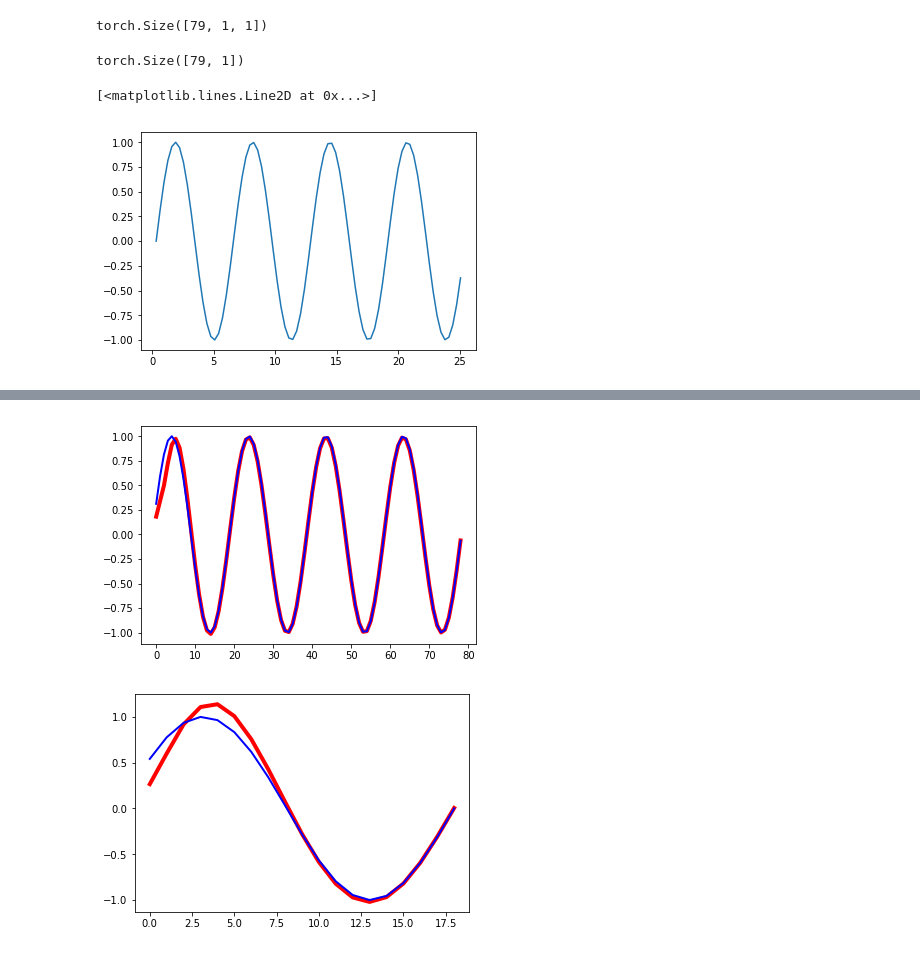
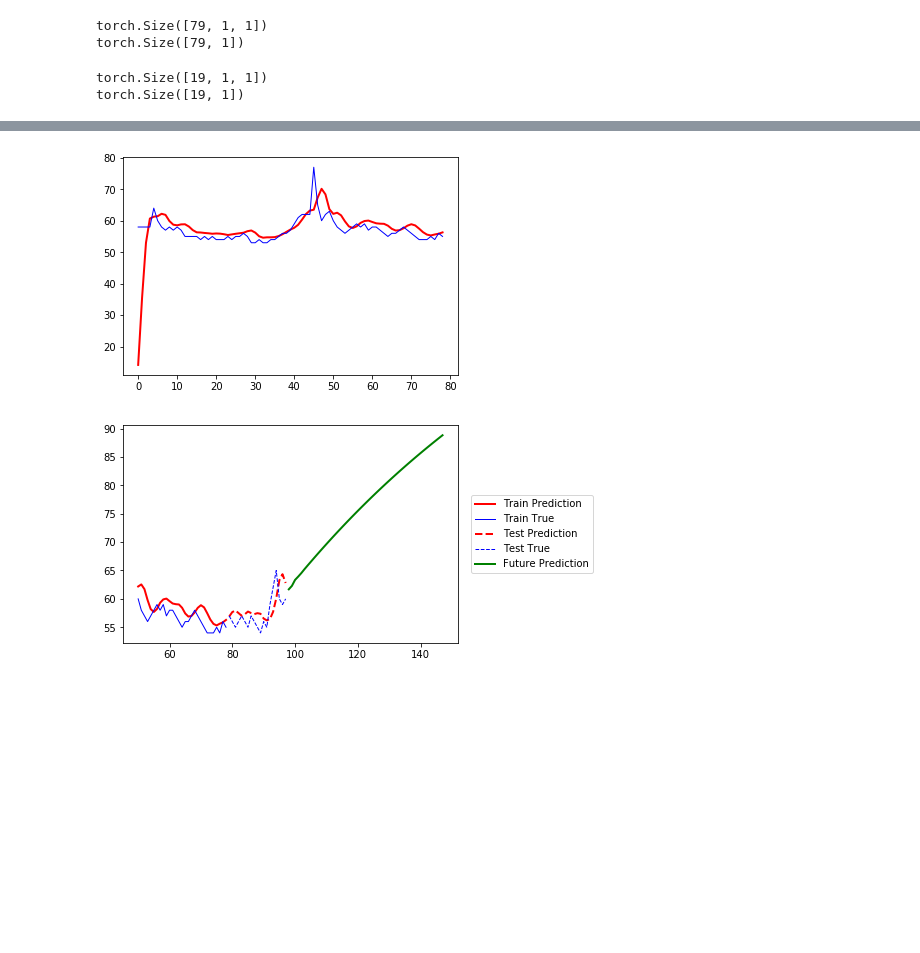
Before and after one commit to a-laughlin/3308proj, a Jupyter notebook: machine_learning/forge/Recurrent_Neural_Network.ipynb, the cells around one changed output, grey strips where cells are left out. Drawn from its saved outputs; the diff is of its cells as text; code cells hidden in the pictures; blank space fills up the shorter version.

```diff
--- a/machine_learning/forge/Recurrent_Neural_Network.ipynb
+++ b/machine_learning/forge/Recurrent_Neural_Network.ipynb
@@ -50,12 +62,12 @@ def makeData(npoints = 500, f = None):
 # %%
-def sequence_train_test_split(time, sequence, test = 0.2):
+def sequence_train_test_split(sequence, test = 0.2):
 
-    n = len(x)
+    n = len(sequence)
 
     indices = np.arange(n)
 
     train_split = 1 - test
-    ntrain = int(len(x) * train_split)
+    ntrain = int(n * train_split)
 
     train_indices, test_indices = indices[:ntrain], indices[ntrain:]
 
@@ -68,8 +80,5 @@ def sequence_train_test_split(time, sequence, test = 0.2):
     test_input = test_sequence[:-1].unsqueeze(2)
     test_target = test_sequence[1:]
 
-    t_train = time[train_indices[1:]]
-    t_test = time[test_indices[:-1]]
-
-    return train_input, test_input, train_target, test_target, t_train, t_test
+    return train_input, test_input, train_target, test_target
 # %%
@@ -171,9 +195,10 @@ def predictv2(rnn, y, future = 20):
 # %%
 n_input = 1
-n_hidden = 32
+n_hidden = 128
 n_output = 1
 rnn = RNN(n_input, n_hidden, n_output)
 # %%
 npoints = 100
 f = lambda x: np.sin(x)
-x, y = makeData(npoints=npoints, f = f)
+_, y = makeData(npoints=npoints, f = f)
+y = loadData('ml_input_foo.json', npoints = npoints)
@@ -180,18 +209,17 @@ x, y = makeData(npoints=npoints, f = f)
 # %%
-train_input, test_input, train_target, test_target, t_train, t_test = sequence_train_test_split(x, y)
+train_input, test_input, train_target, test_target= sequence_train_test_split(y)
-# %%
-train_input.size()
-# %% [output]
-torch.Size([79, 1, 1])
-# %%
-train_target.size()
-# %% [output]
-torch.Size([79, 1])
-# %%
-plt.plot(t_train.numpy(), train_input[:,:,0].numpy())
-# %% [output]
-[<matplotlib.lines.Line2D at 0x...>]
-[figure, removed]
+# %%
+print(train_input.size())
+print(train_target.size())
+# %% [output]
+torch.Size([79, 1, 1])
+torch.Size([79, 1])
+# %%
+print(test_input.size())
+print(test_target.size())
+# %% [output]
+torch.Size([19, 1, 1])
+torch.Size([19, 1])
 # %%
-rnn = train(rnn, train_input, train_target, lr = 0.0001, epochs=1000)
+rnn = train(rnn, train_input, train_target, lr = 0.0003, epochs=1000, teacher_forcing_ratio=.8)
 # %% [output]
@@ -200,5 +243,5 @@ epoch 500, loss 0.9899135828018188
-[figure, old version]
+[figure, new version]
 # %%
-predict(rnn, train_input, test_input, test_target)
+predict(rnn, train_input, train_target, test_input, test_target, future = 50)
 # %% [output]
-[figure, old version]
+[figure, new version]
```
Also changed, not shown: parts of 10 cells of this notebook, 2 other files.
